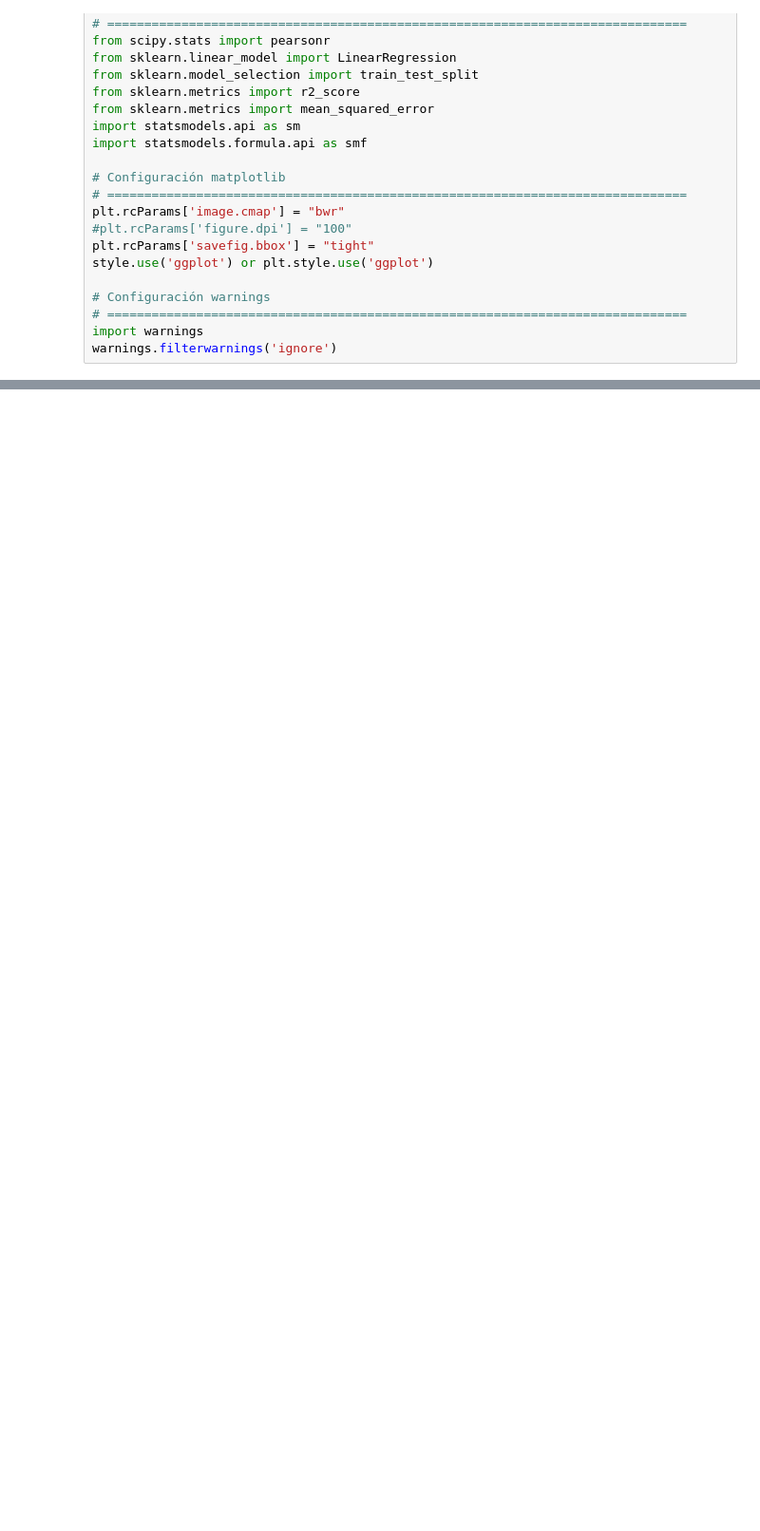
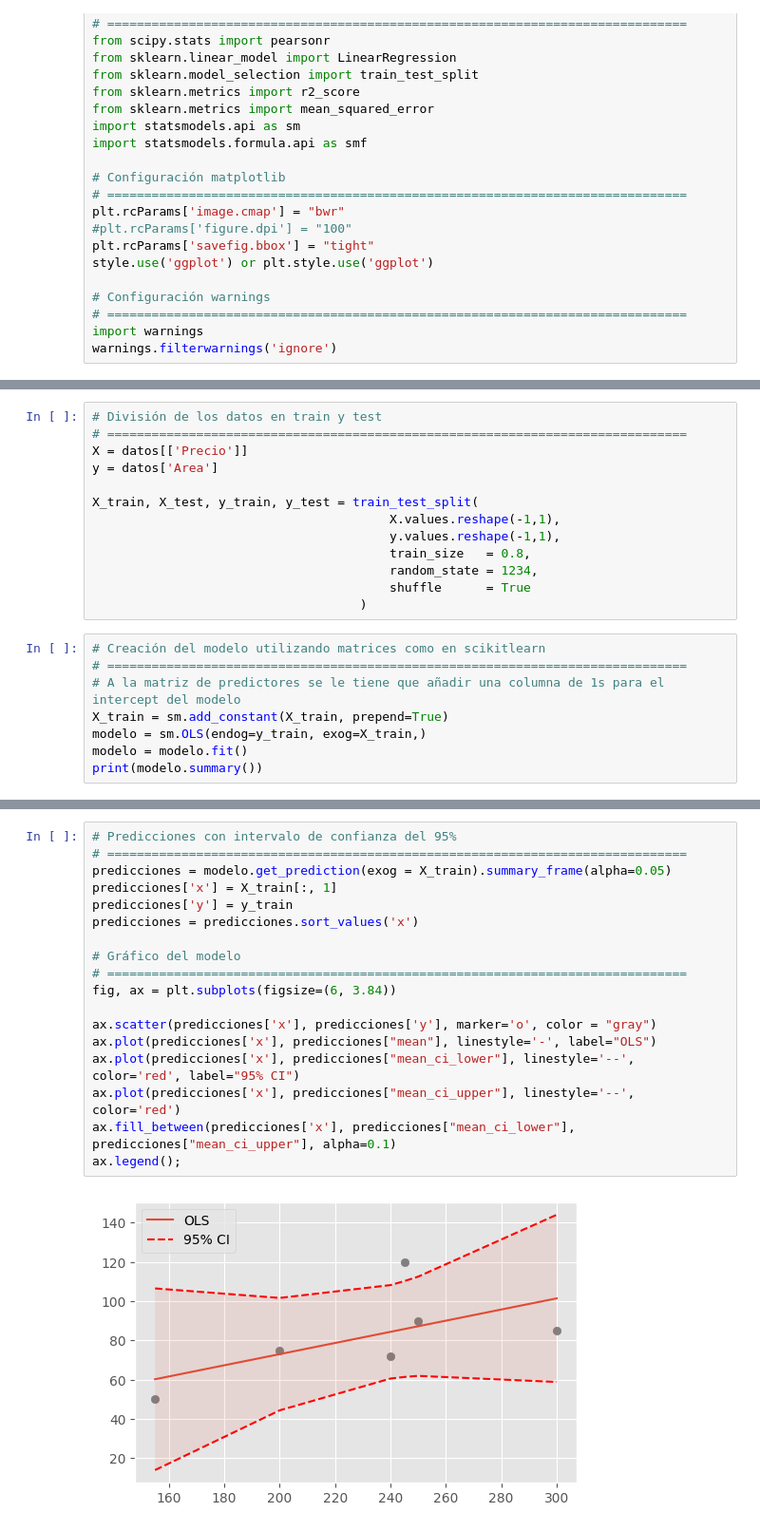
Before and after one commit to sebastianSSN/cd-sebastian-sanchez-2023, a Jupyter notebook: taller-1.ipynb, the cells around one changed output, grey strips where cells are left out. Shown: that part at 95% size. Cells and saved outputs as stored; diff of their text form; blank space fills up the shorter version.

```diff
--- a/taller-1.ipynb
+++ b/taller-1.ipynb
@@ -64,0 +122,21 @@ ax.set_title('Distribución de Area y Precio');
+# %%
+# División de los datos en train y test
+# ==============================================================================
+X = datos[['Precio']]
+y = datos['Area']
+
+X_train, X_test, y_train, y_test = train_test_split(
+                                        X.values.reshape(-1,1),
+                                        y.values.reshape(-1,1),
+                                        train_size   = 0.8,
+                                        random_state = 1234,
+                                        shuffle      = True
+                                    )
+# %%
+# Creación del modelo utilizando matrices como en scikitlearn
+# ==============================================================================
+# A la matriz de predictores se le tiene que añadir una columna de 1s para el intercept del modelo
+X_train = sm.add_constant(X_train, prepend=True)
+modelo = sm.OLS(endog=y_train, exog=X_train,)
+modelo = modelo.fit()
+print(modelo.summary())
@@ -64,0 +179,20 @@ ax.set_title('Distribución de Area y Precio');
+# %%
+# Predicciones con intervalo de confianza del 95%
+# ==============================================================================
+predicciones = modelo.get_prediction(exog = X_train).summary_frame(alpha=0.05)
+predicciones['x'] = X_train[:, 1]
+predicciones['y'] = y_train
+predicciones = predicciones.sort_values('x')
+
+# Gráfico del modelo
+# ==============================================================================
+fig, ax = plt.subplots(figsize=(6, 3.84))
+
+ax.scatter(predicciones['x'], predicciones['y'], marker='o', color = "gray")
+ax.plot(predicciones['x'], predicciones["mean"], linestyle='-', label="OLS")
+ax.plot(predicciones['x'], predicciones["mean_ci_lower"], linestyle='--', color='red', label="95% CI")
+ax.plot(predicciones['x'], predicciones["mean_ci_upper"], linestyle='--', color='red')
+ax.fill_between(predicciones['x'], predicciones["mean_ci_lower"], predicciones["mean_ci_upper"], alpha=0.1)
+ax.legend();
+# %% [output]
+[figure, added]
```
Also changed, not shown: parts of 10 cells of this notebook.
